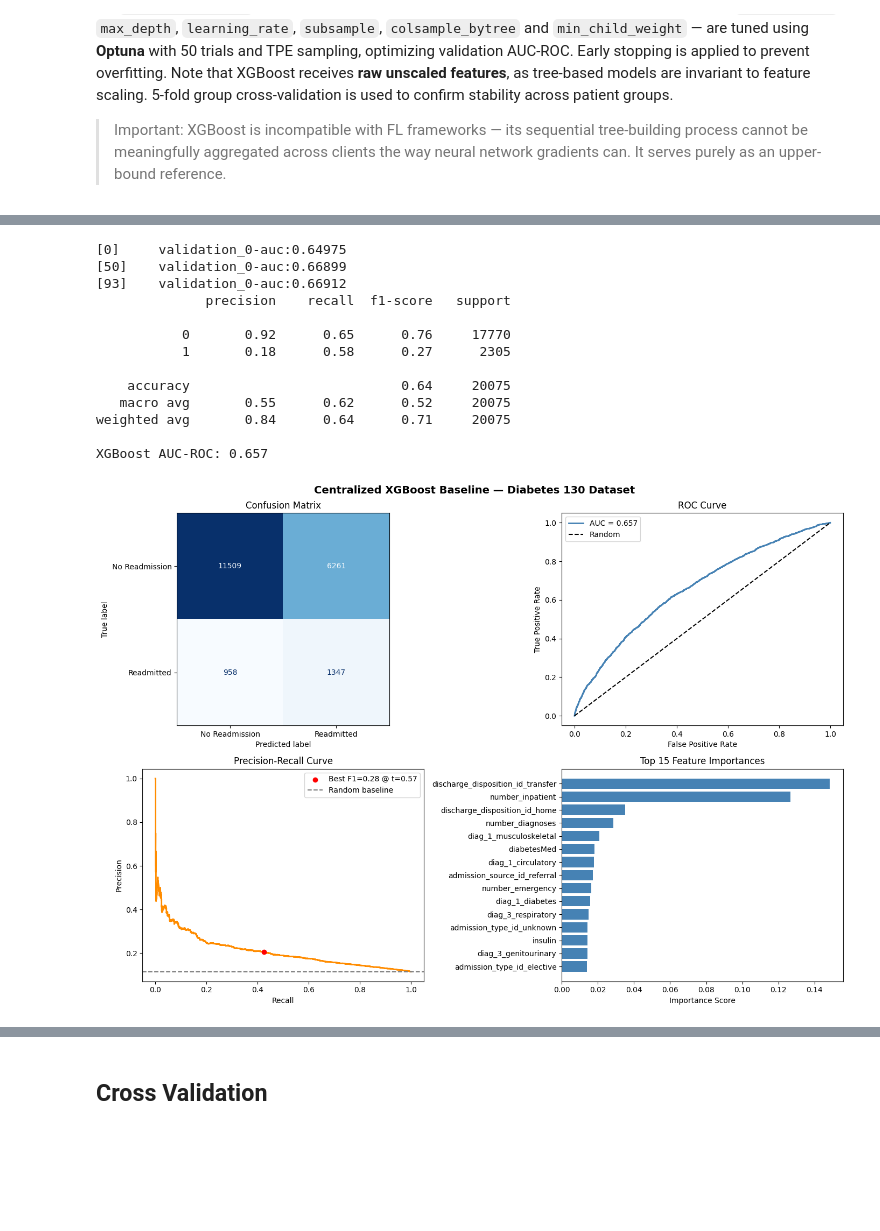
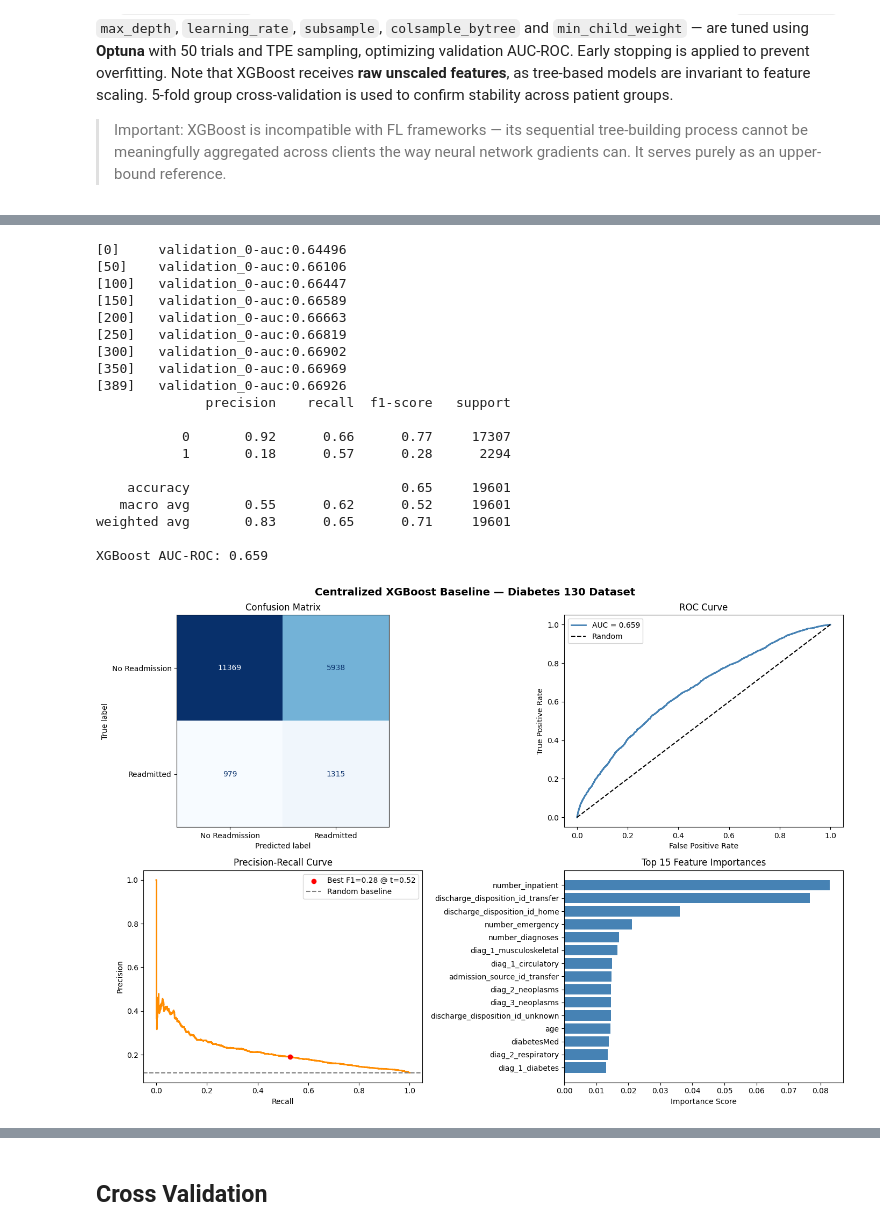
Before and after one commit to SrMallol2/Federated-Learning-Under-Data-Heterogeneity-for-Real-Applications-in-Multiple-Domains, a Jupyter notebook: Practices/Use Case 1 (Health)/Centralized/01_UC1_Centralized.ipynb, the cells around one changed output, grey strips where cells are left out. Saved outputs shown, nothing was run; the diff lists cells and outputs as text; code cells hidden in the pictures; blank space fills up the shorter version.

```diff
--- a/Practices/Use Case 1 (Health)/Centralized/01_UC1_Centralized.ipynb
+++ b/Practices/Use Case 1 (Health)/Centralized/01_UC1_Centralized.ipynb
@@ -237,0 +78,2 @@ Name: count, dtype: int64
+# %%
+X, y, groups, feature_names_list = prepare_data('../diabetes_data/diabetic_data.csv')
@@ -395,6 +213,6 @@ XGBoost AUC-ROC: 0.657
 # %%
 # ── XGBoost Retrain ───────────────────────────────────────────
-best_xgb_params = xgb_study.best_params
+best_xgb_params = dict(xgb_study.best_params)
 best_xgb_params.update({
     'scale_pos_weight': (y_train == 0).sum() / (y_train == 1).sum(),
     'eval_metric':      'auc',
@@ -415,29 +233,25 @@ y_pred_xgb  = model_xgb.predict(X_test)
 print(classification_report(y_test, y_pred_xgb))
 print(f"XGBoost AUC-ROC: {roc_auc_score(y_test, y_proba_xgb):.3f}")
 # %% [output]
-[0]     validation_0-auc:0.64975
-[50]    validation_0-auc:0.66899
-[93]    validation_0-auc:0.66912
+[0]     validation_0-auc:0.64496
+[50]    validation_0-auc:0.66106
+[100]   validation_0-auc:0.66447
+[150]   validation_0-auc:0.66589
+[200]   validation_0-auc:0.66663
+[250]   validation_0-auc:0.66819
+[300]   validation_0-auc:0.66902
+[350]   validation_0-auc:0.66969
+[389]   validation_0-auc:0.66926
               precision    recall  f1-score   support
 
-           0       0.92      0.65      0.76     17770
-           1       0.18      0.58      0.27      2305
+           0       0.92      0.66      0.77     17307
+           1       0.18      0.57      0.28      2294
 
-    accuracy                           0.64     20075
-   macro avg       0.55      0.62      0.52     20075
-weighted avg       0.84      0.64      0.71     20075
+    accuracy                           0.65     19601
+   macro avg       0.55      0.62      0.52     19601
+weighted avg       0.83      0.65      0.71     19601
 
-XGBoost AUC-ROC: 0.657
+XGBoost AUC-ROC: 0.659
-# %%
-df_temp = pd.read_csv('../diabetes_data/diabetic_data.csv')
-df_temp.replace('?', np.nan, inplace=True)
-df_temp = drop_columns(df_temp)
-df_temp = remove_deceased(df_temp)
-df_temp = create_target(df_temp)
-df_temp['race'] = df_temp['race'].fillna('Unknown')
-df_temp.dropna(inplace=True)
-df_temp = encode_features(df_temp)
-feature_names_list = df_temp.drop(columns=['readmitted_binary', 'patient_nbr']).columns.tolist()
 # %%
 fig, axes = plt.subplots(2, 2, figsize=(14, 10))
 fig.suptitle('Centralized XGBoost Baseline — Diabetes 130 Dataset', fontsize=14, fontweight='bold')
@@ -458,36 +272,36 @@ ax2.plot([0, 1], [0, 1], 'k--', label='Random')
 ax2.set_xlabel('False Positive Rate')
 ax2.set_ylabel('True Positive Rate')
 ax2.set_title('ROC Curve')
 ax2.legend()
 
 # 3. Precision-Recall Curve
 ax3 = axes[1, 0]
 precision, recall, thresholds = precision_recall_curve(y_test, y_proba_xgb)
 f1_scores = 2 * (precision * recall) / (precision + recall + 1e-8)
 best_idx = np.argmax(f1_scores)
 ax3.plot(recall, precision, color='darkorange', lw=2)
 ax3.scatter(recall[best_idx], precision[best_idx], color='red', zorder=5,
             label=f'Best F1={f1_scores[best_idx]:.2f} @ t={thresholds[best_idx]:.2f}')
 ax3.axhline(y_test.mean(), color='gray', linestyle='--', label='Random baseline')
 ax3.set_xlabel('Recall')
 ax3.set_ylabel('Precision')
 ax3.set_title('Precision-Recall Curve')
 ax3.legend()
 
 # 4. Top 15 Feature Importances
 ax4 = axes[1, 1]
 importances = model_xgb.feature_importances_
 top_idx = np.argsort(importances)[-15:]
-feature_names = [feature_names_list[i] for i in top_idx]
-ax4.barh(feature_names, importances[top_idx], color='steelblue')
+top_feature_names = [feature_names_list[i] for i in top_idx]
+ax4.barh(top_feature_names, importances[top_idx], color='steelblue')
 ax4.set_title('Top 15 Feature Importances')
 ax4.set_xlabel('Importance Score')
 
 plt.tight_layout()
 plt.savefig('xgboost_baseline.png', dpi=150, bbox_inches='tight')
 plt.show()
 # %% [output]
-[figure, old version]
+[figure, new version]
 # %% [markdown]
 
 ## MLP
```
Also changed, not shown: parts of 16 cells of this notebook, 4 other files.
